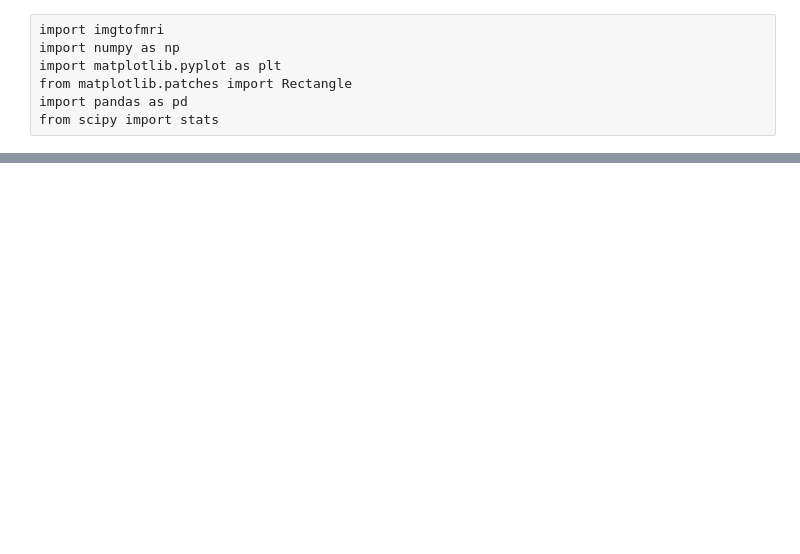
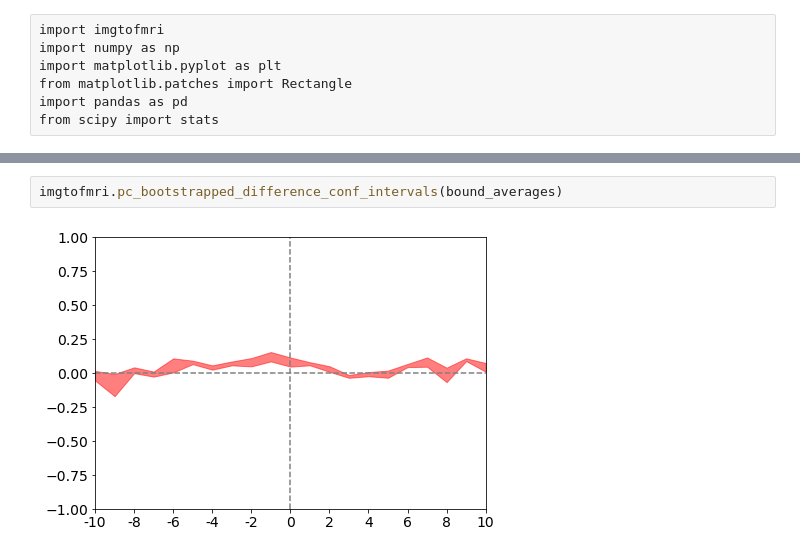
Before and after one commit to dpmlab/img2fmri, a Jupyter notebook: aperture_notebook.ipynb, the cells around one changed output, grey strips where cells are left out. Cells and saved outputs as stored; diff of their text form; blank space fills up the shorter version.

```diff
--- a/aperture_notebook.ipynb
+++ b/aperture_notebook.ipynb
@@ -296,0 +308,4 @@ from scipy import stats
+# %%
+imgtofmri.pc_bootstrapped_difference_conf_intervals(bound_averages)
+# %% [output]
+[figure, added]
```
Also changed, not shown: parts of 22 cells of this notebook, 1 other file.
